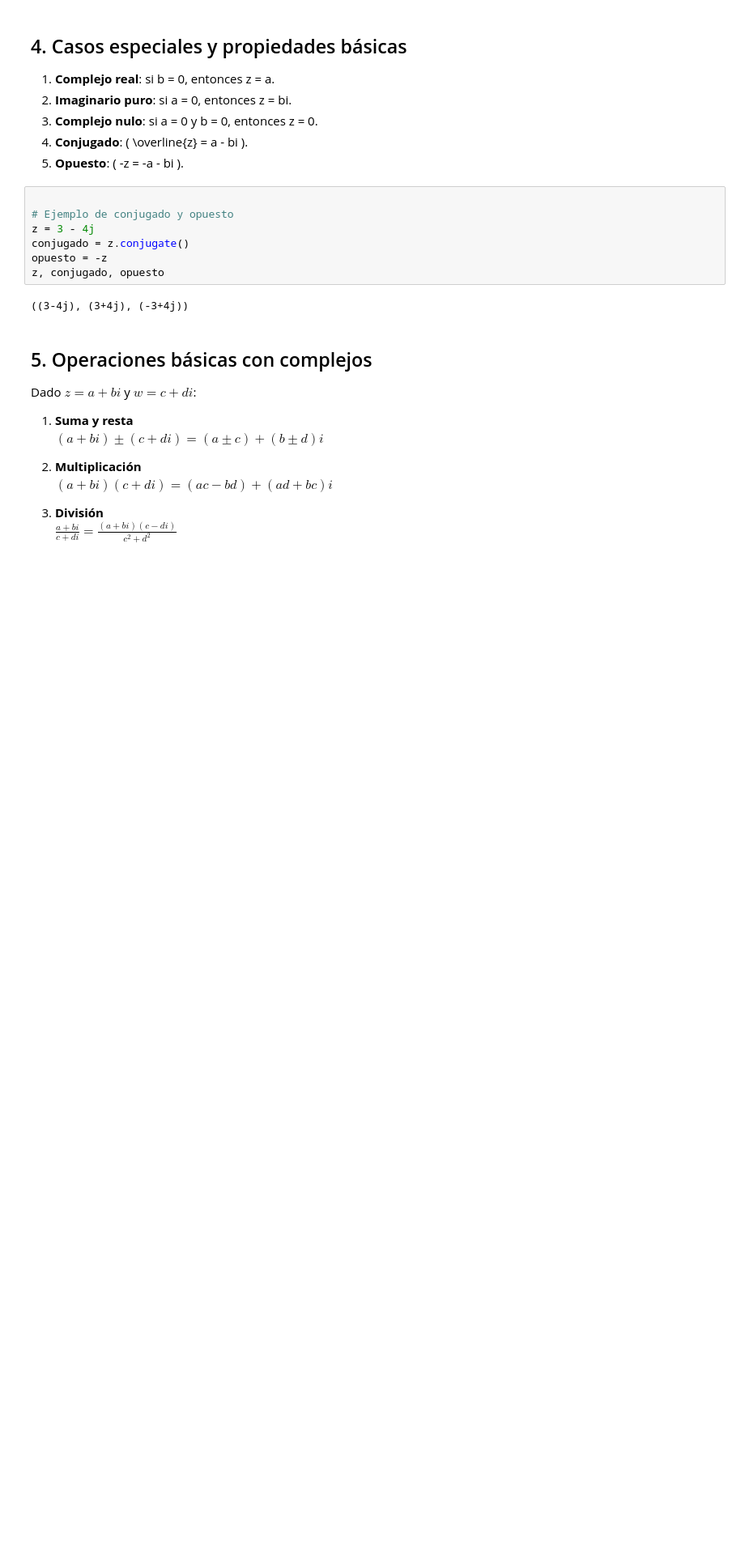
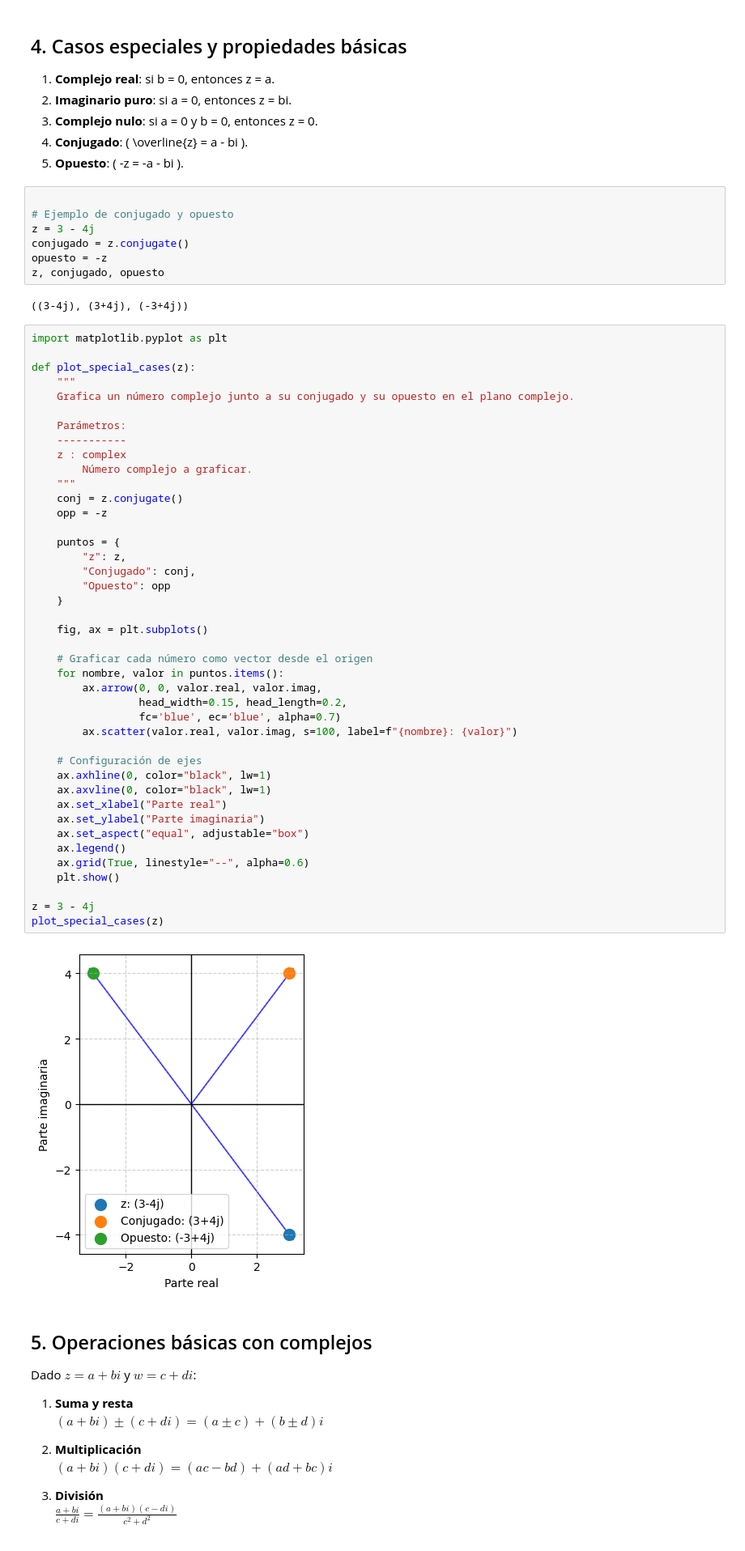
Before and after one commit to adrianaalvarad/QuantumHub-Maths, a Jupyter notebook: Session1_ComplexNumbers.ipynb, the cells around one changed output. Shown: that part at 81% size. Cells and saved outputs as stored; diff of their text form; blank space fills up the shorter version.

```diff
--- a/Session1_ComplexNumbers.ipynb
+++ b/Session1_ComplexNumbers.ipynb
@@ -82,6 +134,50 @@ opuesto = -z
 z, conjugado, opuesto
 # %% [output]
 ((3-4j), (3+4j), (-3+4j))
+# %%
+import matplotlib.pyplot as plt
+
+def plot_special_cases(z):
+    """
+    Grafica un número complejo junto a su conjugado y su opuesto en el plano complejo.
+
+    Parámetros:
+    -----------
+    z : complex
+        Número complejo a graficar.
+    """
+    conj = z.conjugate()
+    opp = -z
+
+    puntos = {
+        "z": z,
+        "Conjugado": conj,
+        "Opuesto": opp
+    }
+
+    fig, ax = plt.subplots()
+
+    # Graficar cada número como vector desde el origen
+    for nombre, valor in puntos.items():
+        ax.arrow(0, 0, valor.real, valor.imag,
+                 head_width=0.15, head_length=0.2,
+                 fc='blue', ec='blue', alpha=0.7)
+        ax.scatter(valor.real, valor.imag, s=100, label=f"{nombre}: {valor}")
+
+    # Configuración de ejes
+    ax.axhline(0, color="black", lw=1)
+    ax.axvline(0, color="black", lw=1)
+    ax.set_xlabel("Parte real")
+    ax.set_ylabel("Parte imaginaria")
+    ax.set_aspect("equal", adjustable="box")
+    ax.legend()
+    ax.grid(True, linestyle="--", alpha=0.6)
+    plt.show()
+
+z = 3 - 4j
+plot_special_cases(z)
+# %% [output]
+[figure, added]
 # %% [markdown]
 
 ## 5. Operaciones básicas con complejos
```
Also changed, not shown: parts of 10 cells of this notebook.
